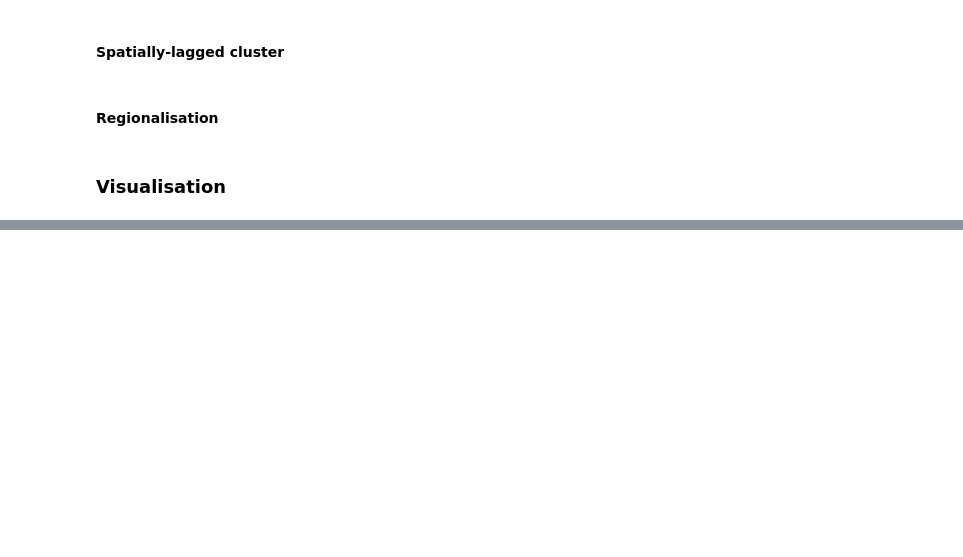
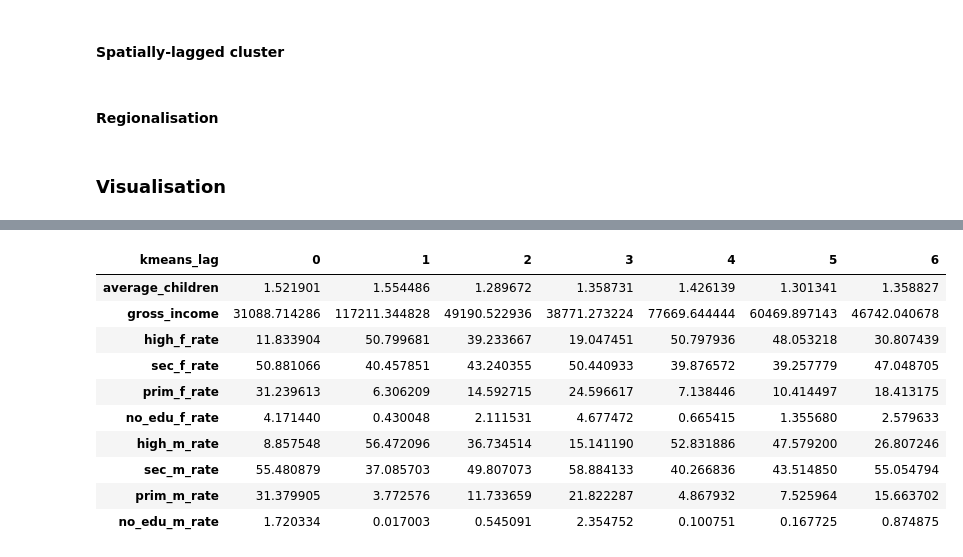
Before and after one commit to novotny-marek/SDS4SG-barcelona-case, a Jupyter notebook: barcelona.ipynb, the cells around one changed output, grey strips where cells are left out. Saved outputs shown, nothing was run; the diff lists cells and outputs as text; code cells hidden in the pictures; blank space fills up the shorter version.

```diff
--- a/barcelona.ipynb
+++ b/barcelona.ipynb
@@ -558,0 +574,15 @@ plt.show()
+# %%
+k_means_lag = seccio.groupby('kmeans_lag')[subranks].mean()
+k_means_lag.T
+# %% [output]
+| kmeans_lag | 0 | 1 | 2 | 3 | 4 | 5 | 6 |
+| average_children | 1.521901 | 1.554486 | 1.289672 | 1.358731 | 1.426139 | 1.301341 | 1.358827 |
+| gross_income | 31088.714286 | 117211.344828 | 49190.522936 | 38771.273224 | 77669.644444 | 60469.897143 | 46742.040678 |
+| high_f_rate | 11.833904 | 50.799681 | 39.233667 | 19.047451 | 50.797936 | 48.053218 | 30.807439 |
+| sec_f_rate | 50.881066 | 40.457851 | 43.240355 | 50.440933 | 39.876572 | 39.257779 | 47.048705 |
+| prim_f_rate | 31.239613 | 6.306209 | 14.592715 | 24.596617 | 7.138446 | 10.414497 | 18.413175 |
+| no_edu_f_rate | 4.171440 | 0.430048 | 2.111531 | 4.677472 | 0.665415 | 1.355680 | 2.579633 |
+| high_m_rate | 8.857548 | 56.472096 | 36.734514 | 15.141190 | 52.831886 | 47.579200 | 26.807246 |
+| sec_m_rate | 55.480879 | 37.085703 | 49.807073 | 58.884133 | 40.266836 | 43.514850 | 55.054794 |
+| prim_m_rate | 31.379905 | 3.772576 | 11.733659 | 21.822287 | 4.867932 | 7.525964 | 15.663702 |
+| no_edu_m_rate | 1.720334 | 0.017003 | 0.545091 | 2.354752 | 0.100751 | 0.167725 | 0.874875 |
```
Also changed, not shown: parts of 7 cells of this notebook.
